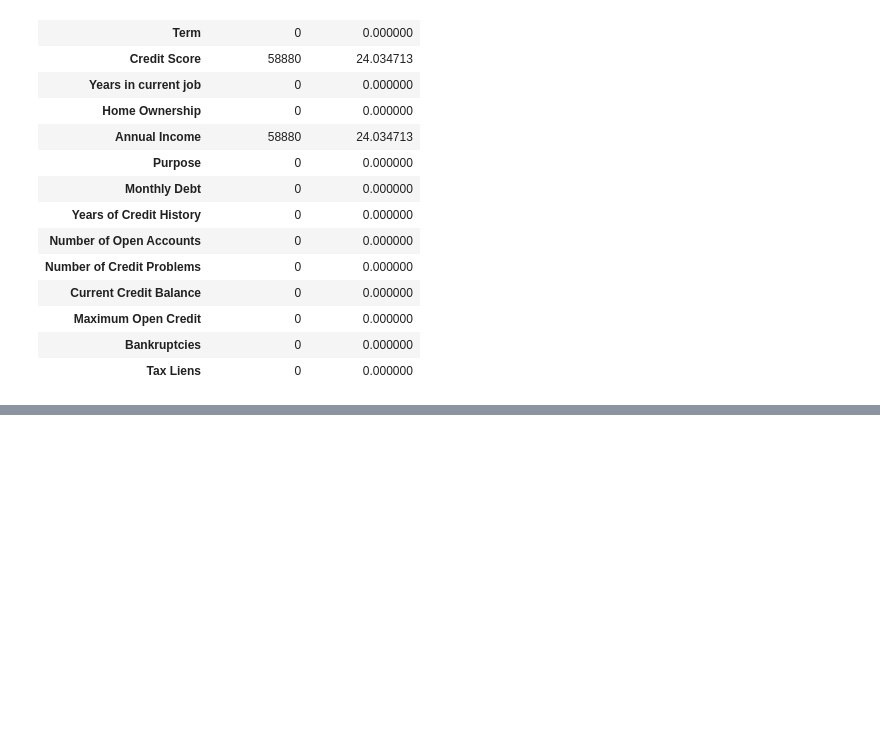
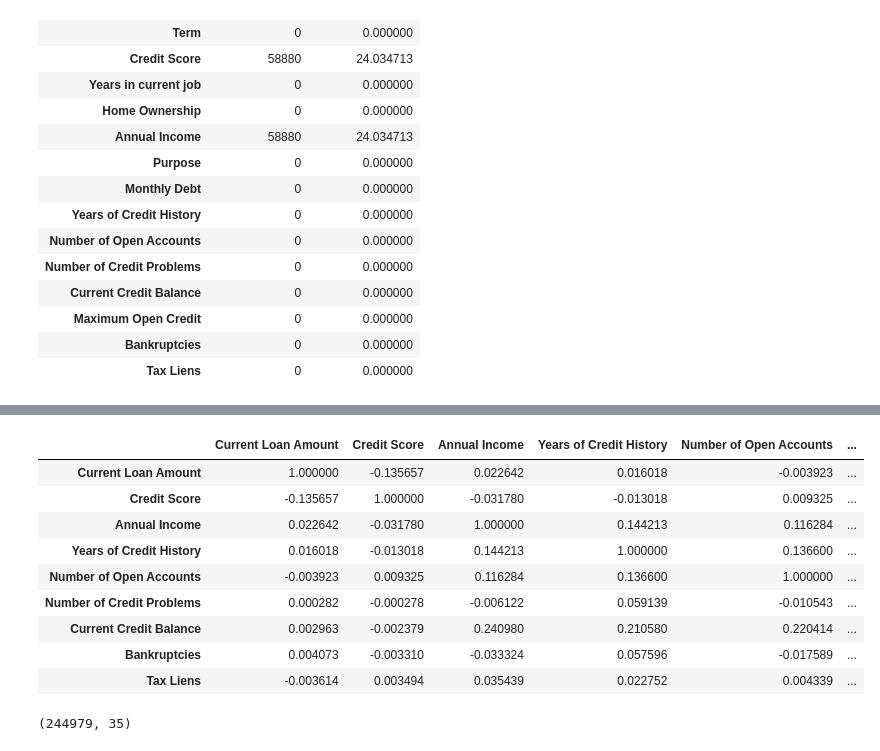
Before and after one commit to mmeliht/Artificial_Intelligence_Course, a Jupyter notebook: week3_homework/ Loan Prediction - Classification/ Loan Prediction - Classification.ipynb, the cells around one changed output, grey strips where cells are left out. Cells and saved outputs as stored; diff of their text form; code cells hidden in the pictures; blank space fills up the shorter version.

```diff
--- a/week3_homework/ Loan Prediction - Classification/ Loan Prediction - Classification.ipynb
+++ b/week3_homework/ Loan Prediction - Classification/ Loan Prediction - Classification.ipynb
@@ -174 +172,2 @@ KeyError: ('Credit Score', 'Annual Income')
 # %%
+df['Annual Income'] = df['Annual Income'].fillna(df['Annual Income'].mean()) # yıllık gelir ortalama ile dolduruldu
@@ -192,0 +214,13 @@ KeyError: ('Credit Score', 'Annual Income')
+# %%
+df.corr(numeric_only = True)
+# %% [output]
+|  | Current Loan Amount | Credit Score | Annual Income | Years of Credit History | Number of Open Accounts | ... |
+| Current Loan Amount | 1.000000 | -0.135657 | 0.022642 | 0.016018 | -0.003923 | ... |
+| Credit Score | -0.135657 | 1.000000 | -0.031780 | -0.013018 | 0.009325 | ... |
+| Annual Income | 0.022642 | -0.031780 | 1.000000 | 0.144213 | 0.116284 | ... |
+| Years of Credit History | 0.016018 | -0.013018 | 0.144213 | 1.000000 | 0.136600 | ... |
+| Number of Open Accounts | -0.003923 | 0.009325 | 0.116284 | 0.136600 | 1.000000 | ... |
+| Number of Credit Problems | 0.000282 | -0.000278 | -0.006122 | 0.059139 | -0.010543 | ... |
+| Current Credit Balance | 0.002963 | -0.002379 | 0.240980 | 0.210580 | 0.220414 | ... |
+| Bankruptcies | 0.004073 | -0.003310 | -0.033324 | 0.057596 | -0.017589 | ... |
+| Tax Liens | -0.003614 | 0.003494 | 0.035439 | 0.022752 | 0.004339 | ... |
@@ -192,0 +229,4 @@ KeyError: ('Credit Score', 'Annual Income')
+# %%
+df.shape
+# %% [output]
+(244979, 35)
```
Also changed, not shown: parts of 14 cells of this notebook.
